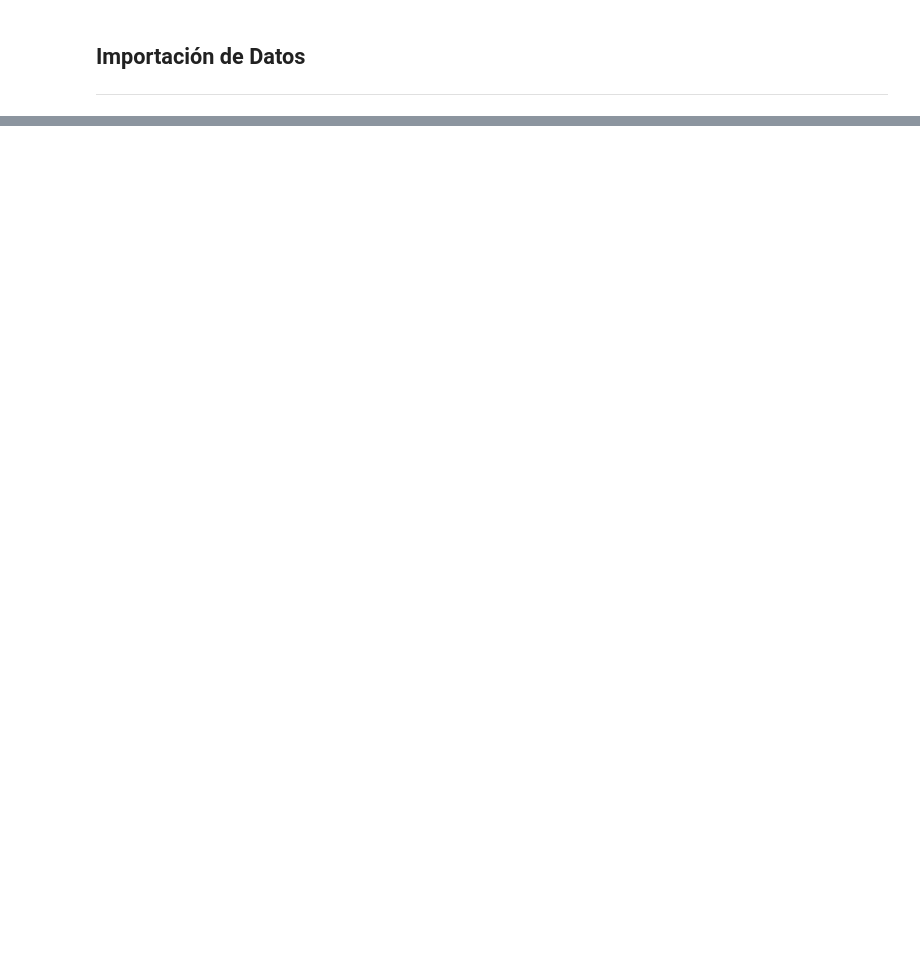
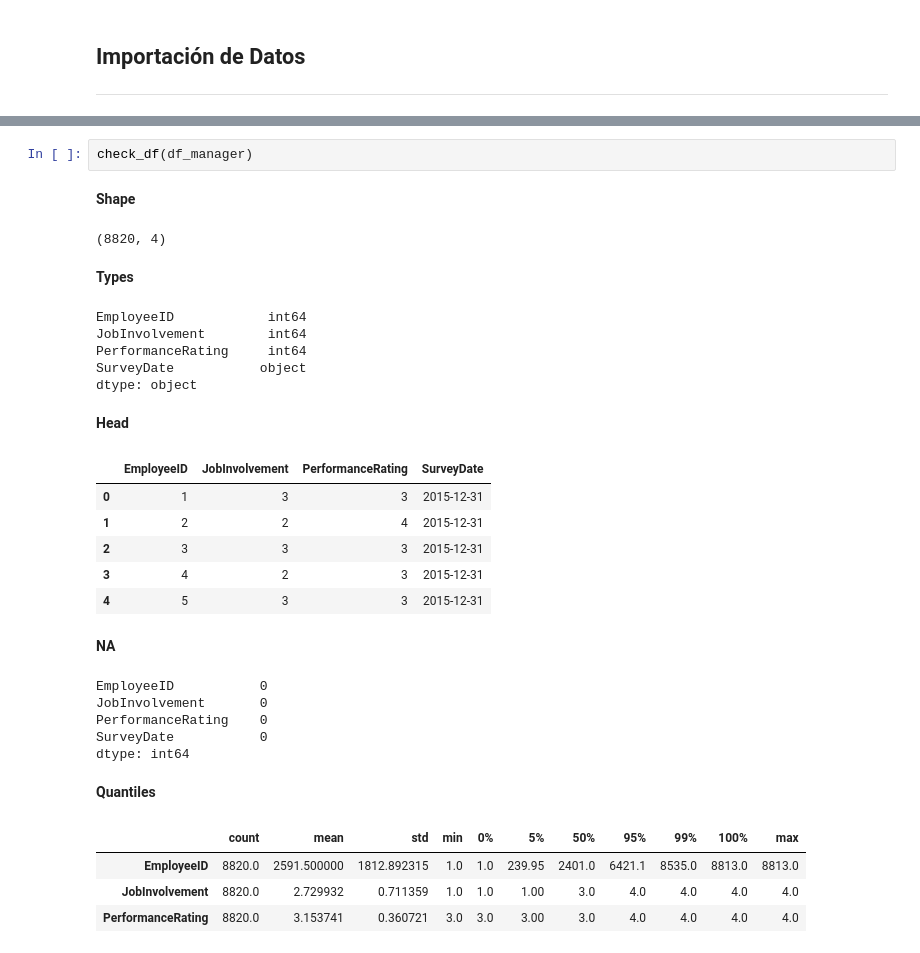
Before and after one commit to Leostark95/Analitica_3_Proyecto_1, a Jupyter notebook: b_Procesamiento.ipynb, the cells around one changed output, grey strips where cells are left out. Saved outputs shown, nothing was run; the diff lists cells and outputs as text; blank space fills up the shorter version.

```diff
--- a/b_Procesamiento.ipynb
+++ b/b_Procesamiento.ipynb
@@ -27,0 +153,29 @@ retirement = pd.read_csv("https://raw.githubusercontent.com/Leostark95/Analitica
+# %%
+check_df(df_manager)
+# %% [output]
+**Shape**
+(8820, 4)
+**Types**
+EmployeeID            int64
+JobInvolvement        int64
+PerformanceRating     int64
+SurveyDate           object
+dtype: object
+**Head**
+|  | EmployeeID | JobInvolvement | PerformanceRating | SurveyDate |
+| 0 | 1 | 3 | 3 | 2015-12-31 |
+| 1 | 2 | 2 | 4 | 2015-12-31 |
+| 2 | 3 | 3 | 3 | 2015-12-31 |
+| 3 | 4 | 2 | 3 | 2015-12-31 |
+| 4 | 5 | 3 | 3 | 2015-12-31 |
+**NA**
+EmployeeID           0
+JobInvolvement       0
+PerformanceRating    0
+SurveyDate           0
+dtype: int64
+**Quantiles**
+|  | count | mean | std | min | 0% | 5% | 50% | 95% | 99% | 100% | max |
+| EmployeeID | 8820.0 | 2591.500000 | 1812.892315 | 1.0 | 1.0 | 239.95 | 2401.0 | 6421.1 | 8535.0 | 8813.0 | 8813.0 |
+| JobInvolvement | 8820.0 | 2.729932 | 0.711359 | 1.0 | 1.0 | 1.00 | 3.0 | 4.0 | 4.0 | 4.0 | 4.0 |
+| PerformanceRating | 8820.0 | 3.153741 | 0.360721 | 3.0 | 3.0 | 3.00 | 3.0 | 4.0 | 4.0 | 4.0 | 4.0 |
```
Also changed, not shown: parts of 8 cells of this notebook, 1 other file.
